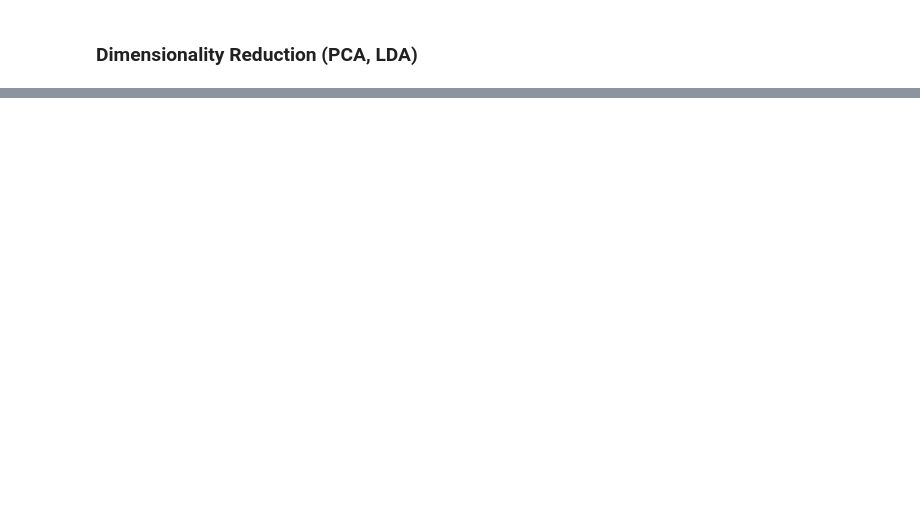
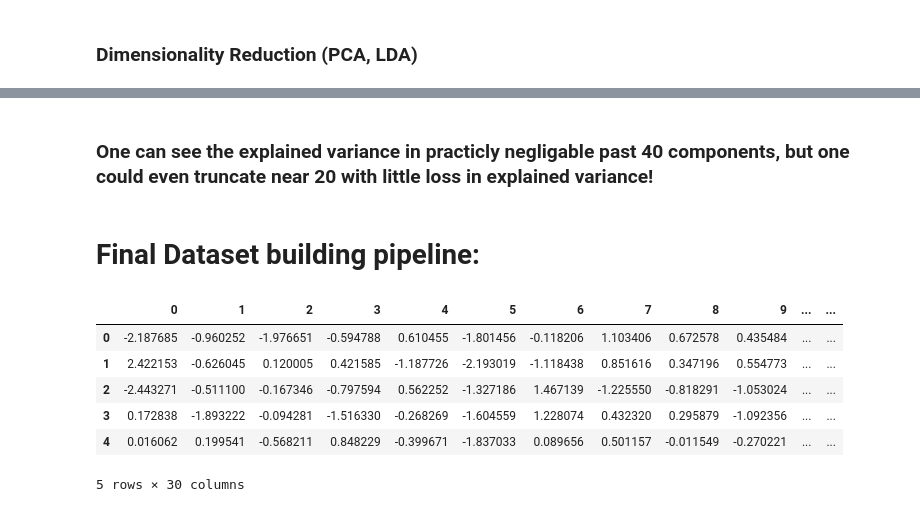
Before and after one commit to SteveG365/FluShot, a Jupyter notebook: Notebooks/EDA.ipynb, the cells around one changed output, grey strips where cells are left out. Cells and saved outputs as stored; diff of their text form; code cells hidden in the pictures; blank space fills up the shorter version.

Commit message:
Data Cleaned and Pipelined

```diff
--- a/Notebooks/EDA.ipynb
+++ b/Notebooks/EDA.ipynb
@@ -131,0 +287,37 @@ sns.pairplot(X_train)
+# %% [markdown]
+### One can see the explained variance in practicly negligable past 40 components, but one could even truncate near 20 with little loss in explained variance!
+# %% [markdown]
+# Final Dataset building pipeline:
+# %%
+num_transformer = Pipeline([
+    ('impute', SimpleImputer(strategy='mean')),  #impute the NA's
+    ('scaler', StandardScaler()),               #Scale Data before PCA
+    ('pca', PCA(n_components=10))               #PCA
+])
+cat_transformer = Pipeline([
+    ('impute', SimpleImputer(strategy='most_frequent')),    #impute NA's
+    ('one_hot', OneHotEncoder()),                           #one hot encode categroricals
+    ('svd', TruncatedSVD(n_components=20))                  #truncated SVD
+])
+
+preproccessor = ColumnTransformer([
+    ('num_trans', num_transformer, numeric_preds),
+    ('cat_trans', cat_transformer, cat_preds)
+])
+
+Data_Pipe = Pipeline([
+    ('preproccessing', preproccessor)
+])
+
+X_train_piped = Data_Pipe.fit_transform(X_train)
+# %%
+X_train_piped_df = pd.DataFrame(X_train_piped)
+X_train_piped_df.head()
+# %% [output]
+|  | 0 | 1 | 2 | 3 | 4 | 5 | 6 | 7 | 8 | 9 | ... | ... |
+| 0 | -2.187685 | -0.960252 | -1.976651 | -0.594788 | 0.610455 | -1.801456 | -0.118206 | 1.103406 | 0.672578 | 0.435484 | ... | ... |
+| 1 | 2.422153 | -0.626045 | 0.120005 | 0.421585 | -1.187726 | -2.193019 | -1.118438 | 0.851616 | 0.347196 | 0.554773 | ... | ... |
+| 2 | -2.443271 | -0.511100 | -0.167346 | -0.797594 | 0.562252 | -1.327186 | 1.467139 | -1.225550 | -0.818291 | -1.053024 | ... | ... |
+| 3 | 0.172838 | -1.893222 | -0.094281 | -1.516330 | -0.268269 | -1.604559 | 1.228074 | 0.432320 | 0.295879 | -1.092356 | ... | ... |
+| 4 | 0.016062 | 0.199541 | -0.568211 | 0.848229 | -0.399671 | -1.837033 | 0.089656 | 0.501157 | -0.011549 | -0.270221 | ... | ... |
+5 rows × 30 columns
```
Also changed, not shown: parts of 18 cells of this notebook, 1 other file.
